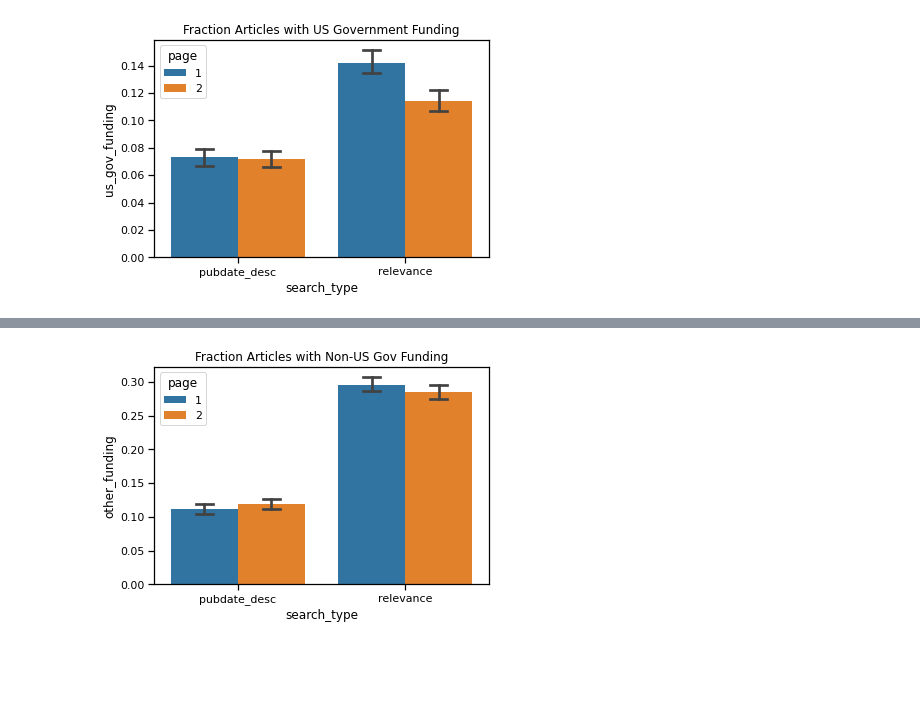
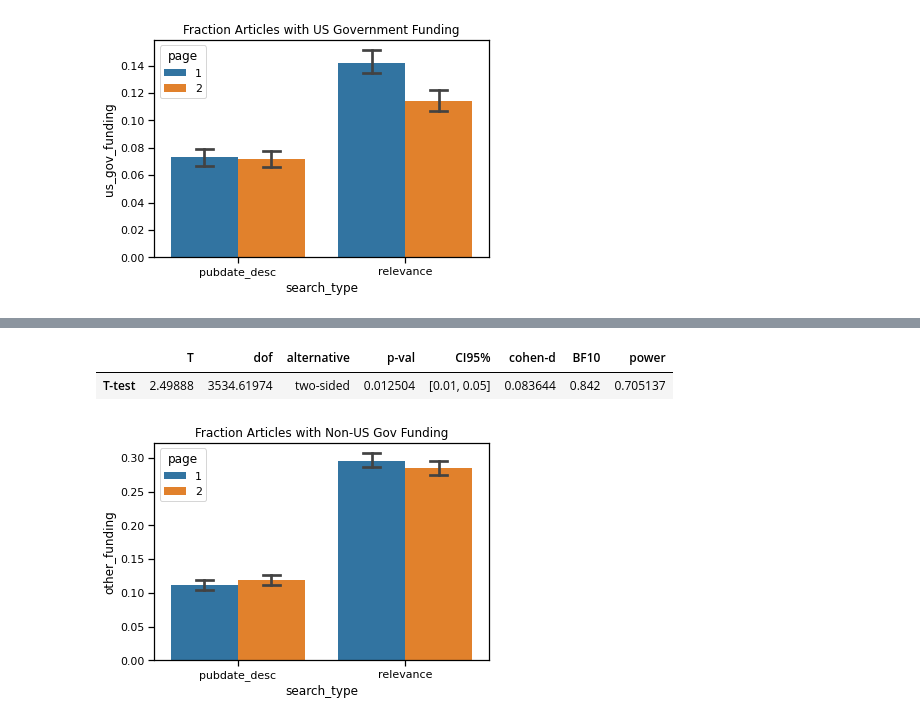
Before and after one commit to NCBI-Codeathons/pubmed-codeathon-team1, a Jupyter notebook: notebooks/data_visualizations_bl.ipynb, the cells around one changed output, grey strips where cells are left out. Cells and saved outputs as stored; diff of their text form; code cells hidden in the pictures; blank space fills up the shorter version.

```diff
--- a/notebooks/data_visualizations_bl.ipynb
+++ b/notebooks/data_visualizations_bl.ipynb
@@ -711,3 +706,11 @@ plt.savefig('/home/jupyter-brooks.leitner/pubmed-codeathon-team1/data/visualizat
+# %%
+#Comparing Page 1 Best Match vs. Page 2 Best Match
+a = y[y['page'] == 1]['us_gov_funding'].tolist()
+b = y[y['page'] == 2]['us_gov_funding'].tolist()
+ttest(a, b)
+# %% [output]
+|  | T | dof | alternative | p-val | CI95% | cohen-d | BF10 | power |
+| T-test | 2.49888 | 3534.61974 | two-sided | 0.012504 | [0.01, 0.05] | 0.083644 | 0.842 | 0.705137 |
 # %%
 sns.set_context('notebook')
 g = sns.barplot(data=funding, x='search_type', y='other_funding', capsize=0.1,ci=68,
```
Also changed, not shown: parts of 4 cells of this notebook.
